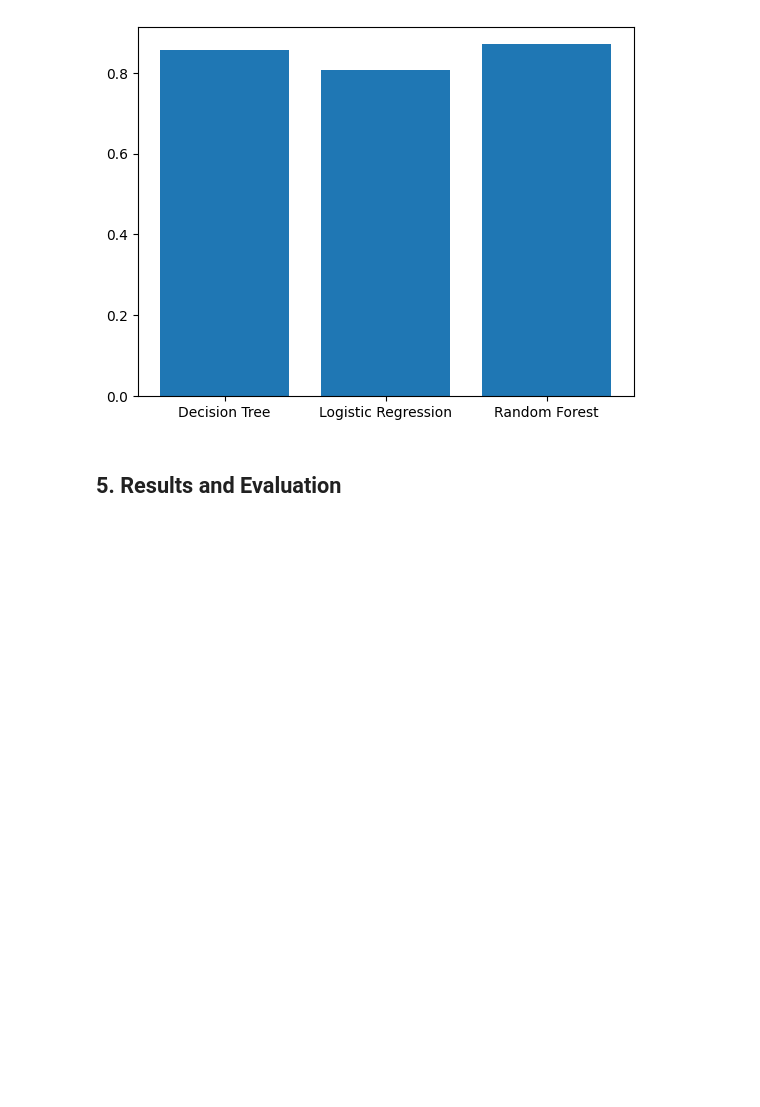
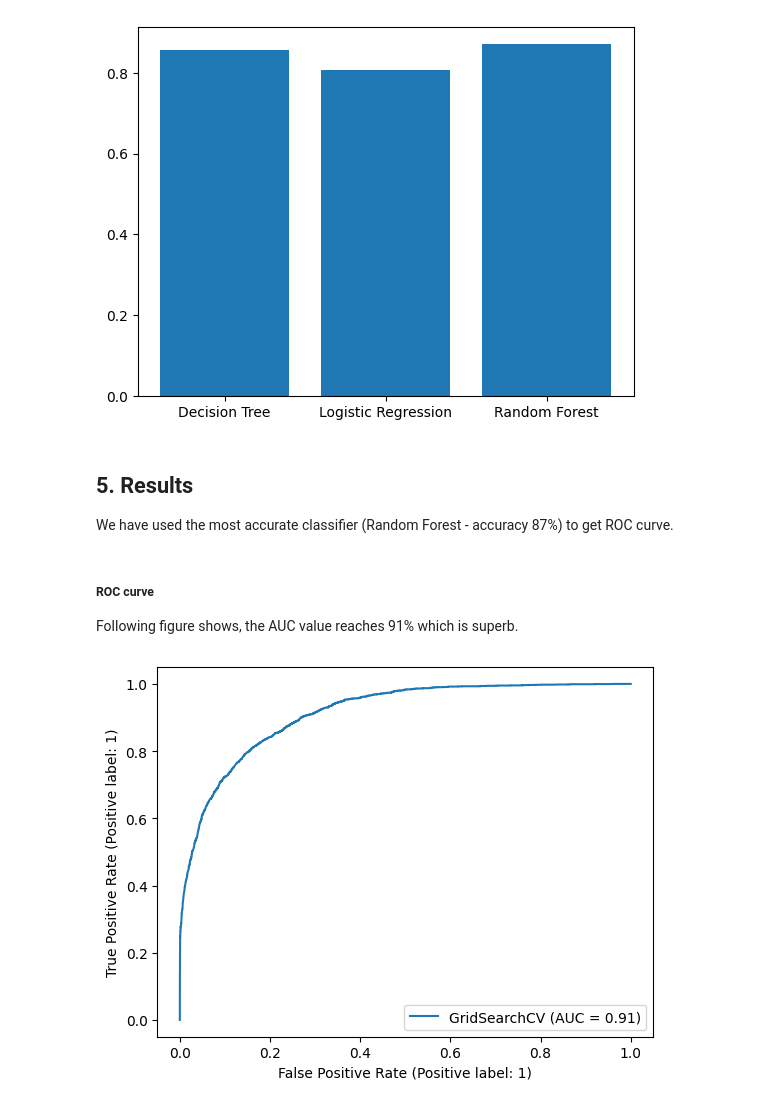
Before and after one commit to michaelslavev/4IZ566-python-semestral, a Jupyter notebook: Income_classification.ipynb, the cells around one changed output. Saved outputs shown, nothing was run; the diff lists cells and outputs as text; code cells hidden in the pictures; blank space fills up the shorter version.

```diff
--- a/Income_classification.ipynb
+++ b/Income_classification.ipynb
@@ -441,5 +441,14 @@ plt.bar(scoresCV.keys(), scoresCV.values())
 plt.show()
 # %% [output]
 [figure]
-# %% [markdown]
-## 5. Results and Evaluation
+# %% [markdown]
+## 5. Results
+We have used the most accurate classifier (Random Forest - accuracy 87%) to get ROC curve.
+# %% [markdown]
+##### ROC curve
+Following figure shows, the AUC value reaches 91% which is superb.
+# %%
+RocCurveDisplay.from_estimator(bestClassifier, X_test, y_test)
+plt.show()
+# %% [output]
+[figure, added]
```
Also changed, not shown: parts of 2 cells of this notebook.
